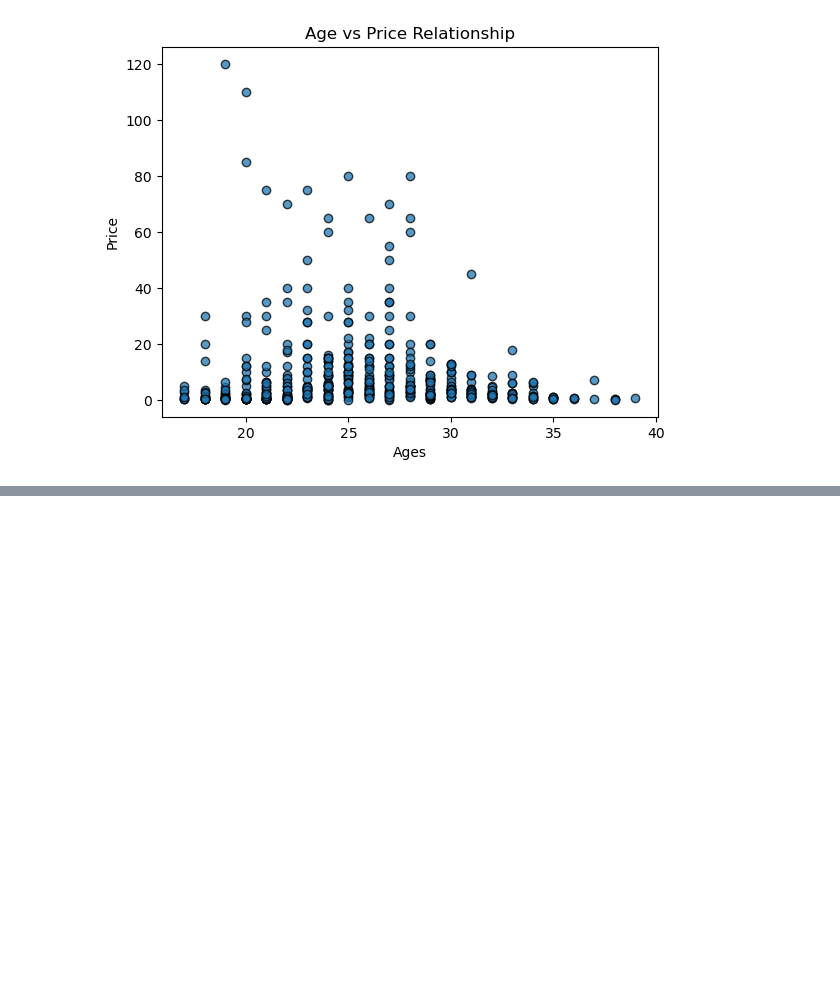
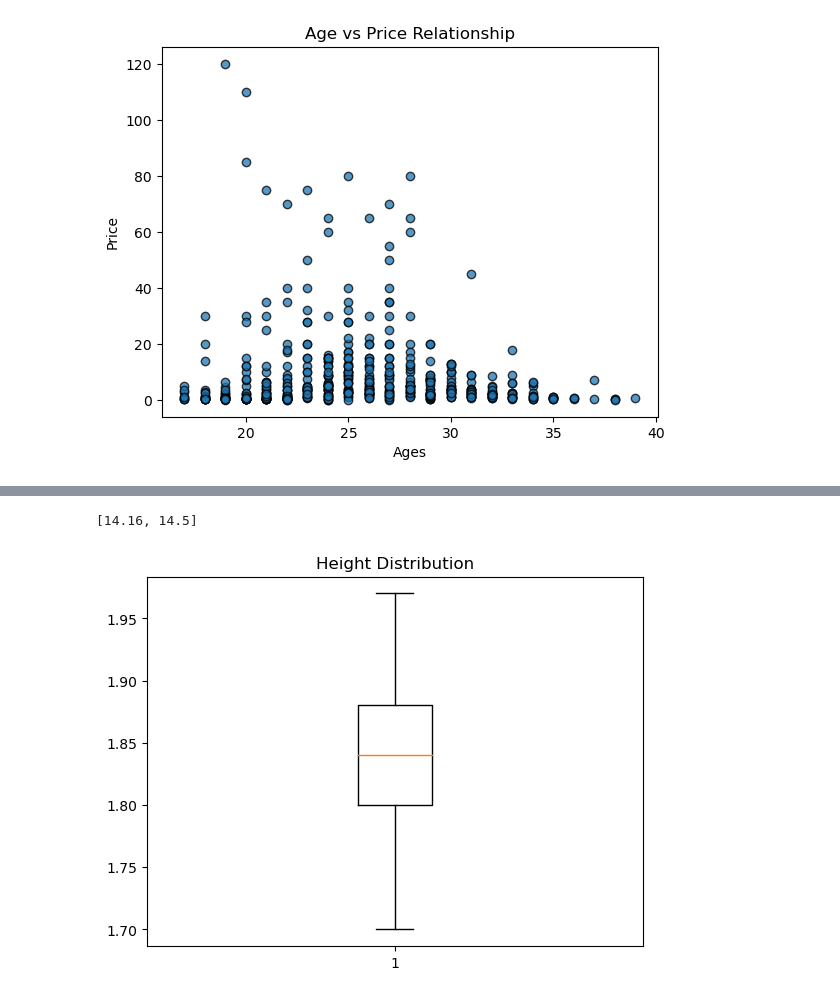
Before and after one commit to LuisAlva1987/left_foot_players, a Jupyter notebook: left_foot_players.ipynb, the cells around one changed output, grey strips where cells are left out. Drawn from its saved outputs; the diff is of its cells as text; code cells hidden in the pictures; blank space fills up the shorter version.

```diff
--- a/left_foot_players.ipynb
+++ b/left_foot_players.ipynb
@@ -108,0 +145,16 @@ Text(0, 0.5, 'Price')
+# %%
+# Do left-footed players tend to have higher or lower maximum prices than right-footed players?
+max_price_avg = [round(df.loc[df['foot'] == 'left', 'max_price'].mean(), 2), round(df.loc[df['foot'] == 'right', 'max_price'].mean(), 2)]
+max_price_avg
+# %% [output]
+[14.16, 14.5]
+# %%
+# What is the height distribution of left-footed players?
+height_distribution = df[df['foot'] == 'left']
+plt.boxplot(height_distribution['height'])
+
+plt.title('Height Distribution')
+
+plt.show()
+# %% [output]
+[figure, added]
```
Also changed, not shown: parts of 7 cells of this notebook, 1 other file.
